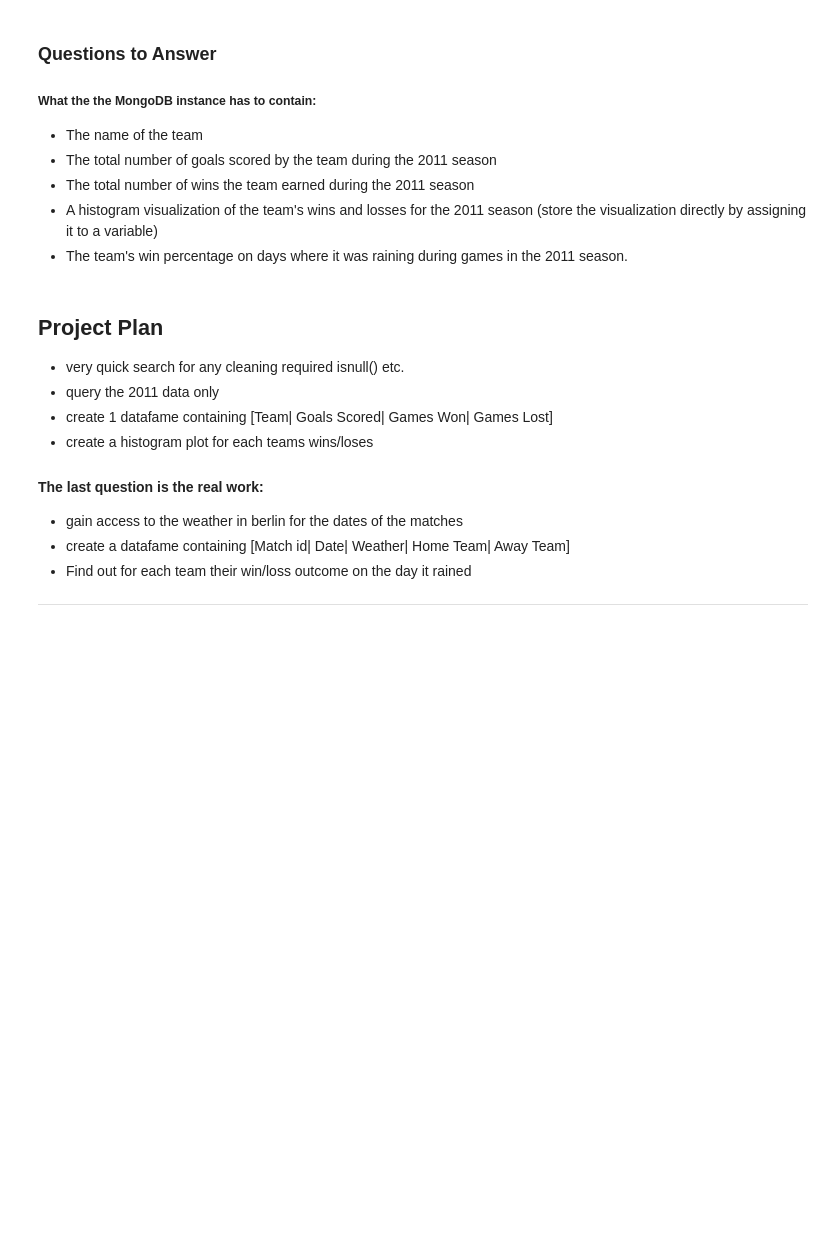
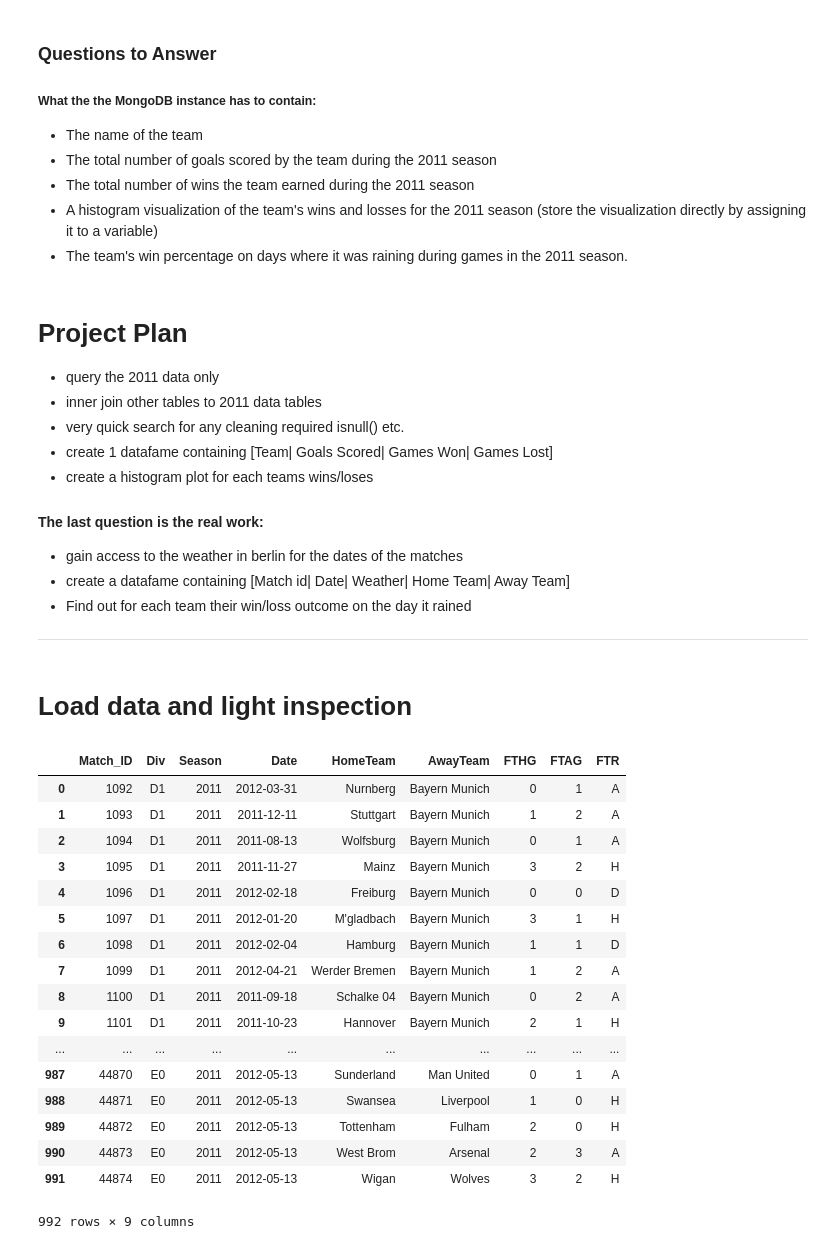
Before and after one commit to Louis-Bad/Module-2---Football-Analysis, a Jupyter notebook: Project 2 - Football Analysis.ipynb, the cells around one changed output. Drawn from its saved outputs; the diff is of its cells as text; code cells hidden in the pictures; blank space fills up the shorter version.

```diff
--- a/Project 2 - Football Analysis.ipynb
+++ b/Project 2 - Football Analysis.ipynb
@@ -18,9 +18,10 @@
 * A histogram visualization of the team's wins and losses for the 2011 season (store the visualization directly by assigning it to a variable)
 * The team's win percentage on days where it was raining during games in the 2011 season.
 # %% [markdown]
-## Project Plan
+# Project Plan
+- query the 2011 data only
+- inner join other tables to 2011 data tables
 - very quick search for any cleaning required isnull() etc.
-- query the 2011 data only
 - create 1 datafame containing [Team| Goals Scored| Games Won| Games Lost]
 - create a histogram plot for each teams wins/loses
 
@@ -30,3 +31,5 @@
 - Find out for each team their win/loss outcome on the day it rained
 
 ---
+# %% [markdown]
+# Load data and light inspection
@@ -32,0 +40,35 @@
+# %%
+conn = sqlite3.connect("database.sqlite")
+cur = conn.cursor()
+# %%
+"""Filtering for just the 2011 games, then relabelling the last 3 columns from the abreviations to clear names.
+Also changing H, A, and D values in the results table to explicitly say home, away, or draw"""
+
+
+cur.execute("""SELECT *
+               FROM Matches
+               WHERE season = '2011'
+               ;""")
+
+matches_df = pd.DataFrame(cur.fetchall())
+matches_df.columns = [x[0] for x in cur.description]
+matches_df
+# %% [output]
+|  | Match_ID | Div | Season | Date | HomeTeam | AwayTeam | FTHG | FTAG | FTR |
+| 0 | 1092 | D1 | 2011 | 2012-03-31 | Nurnberg | Bayern Munich | 0 | 1 | A |
+| 1 | 1093 | D1 | 2011 | 2011-12-11 | Stuttgart | Bayern Munich | 1 | 2 | A |
+| 2 | 1094 | D1 | 2011 | 2011-08-13 | Wolfsburg | Bayern Munich | 0 | 1 | A |
+| 3 | 1095 | D1 | 2011 | 2011-11-27 | Mainz | Bayern Munich | 3 | 2 | H |
+| 4 | 1096 | D1 | 2011 | 2012-02-18 | Freiburg | Bayern Munich | 0 | 0 | D |
+| 5 | 1097 | D1 | 2011 | 2012-01-20 | M'gladbach | Bayern Munich | 3 | 1 | H |
+| 6 | 1098 | D1 | 2011 | 2012-02-04 | Hamburg | Bayern Munich | 1 | 1 | D |
+| 7 | 1099 | D1 | 2011 | 2012-04-21 | Werder Bremen | Bayern Munich | 1 | 2 | A |
+| 8 | 1100 | D1 | 2011 | 2011-09-18 | Schalke 04 | Bayern Munich | 0 | 2 | A |
+| 9 | 1101 | D1 | 2011 | 2011-10-23 | Hannover | Bayern Munich | 2 | 1 | H |
+| ... | ... | ... | ... | ... | ... | ... | ... | ... | ... |
+| 987 | 44870 | E0 | 2011 | 2012-05-13 | Sunderland | Man United | 0 | 1 | A |
+| 988 | 44871 | E0 | 2011 | 2012-05-13 | Swansea | Liverpool | 1 | 0 | H |
+| 989 | 44872 | E0 | 2011 | 2012-05-13 | Tottenham | Fulham | 2 | 0 | H |
+| 990 | 44873 | E0 | 2011 | 2012-05-13 | West Brom | Arsenal | 2 | 3 | A |
+| 991 | 44874 | E0 | 2011 | 2012-05-13 | Wigan | Wolves | 3 | 2 | H |
+992 rows × 9 columns
```
Also changed, not shown: parts of 20 cells of this notebook, 1 other file.
